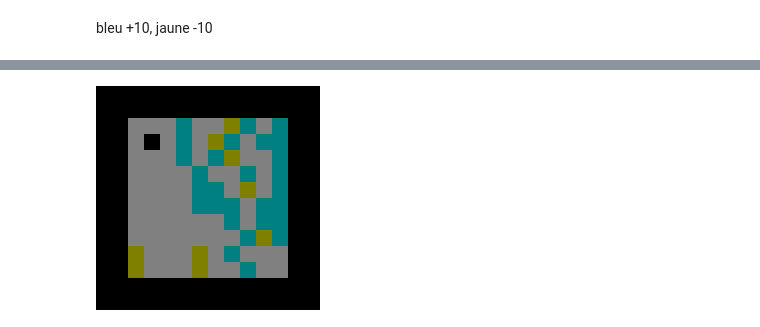
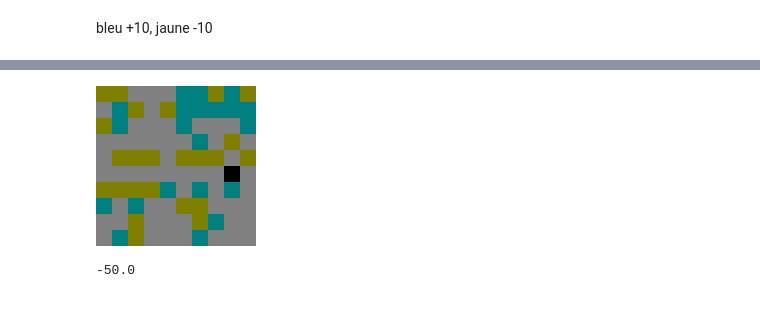
Before and after one commit to faameunier/MCTSnet, a Jupyter notebook: main.ipynb, the cells around one changed output, grey strips where cells are left out. Cells and saved outputs as stored; diff of their text form; code cells hidden in the pictures.

```diff
--- a/main.ipynb
+++ b/main.ipynb
@@ -208,3 +205,3 @@ state.shape
 # %%
-mnet = MCTSnet.trainer.MCTSnetMouse(n_simulations=15)
+mnet = MCTSnet.trainer.MCTSnetMouse(n_simulations=40)
 # %%
@@ -215,3 +212,3 @@ Score: -187.0
 # %%
-mnet.train(400, 1, 200)
+mnet.train(120, 10, 200, offset=0)
 # %% [output]
@@ -222,4 +230,5 @@ mnet.train(400, 1, 200)
 # %%
-mnet.play(35)
+mnet.play(0, max_steps=10)
 # %% [output]
-[figure, old version]
+[figure, new version]
+-50.0
```
Also changed, not shown: parts of 17 cells of this notebook, 9 other files.
